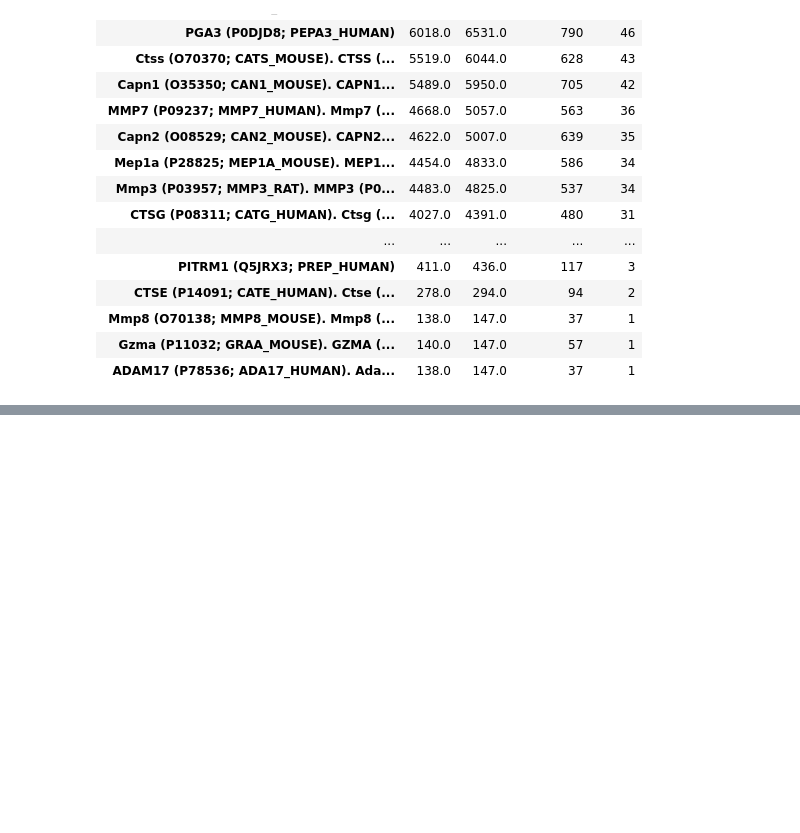
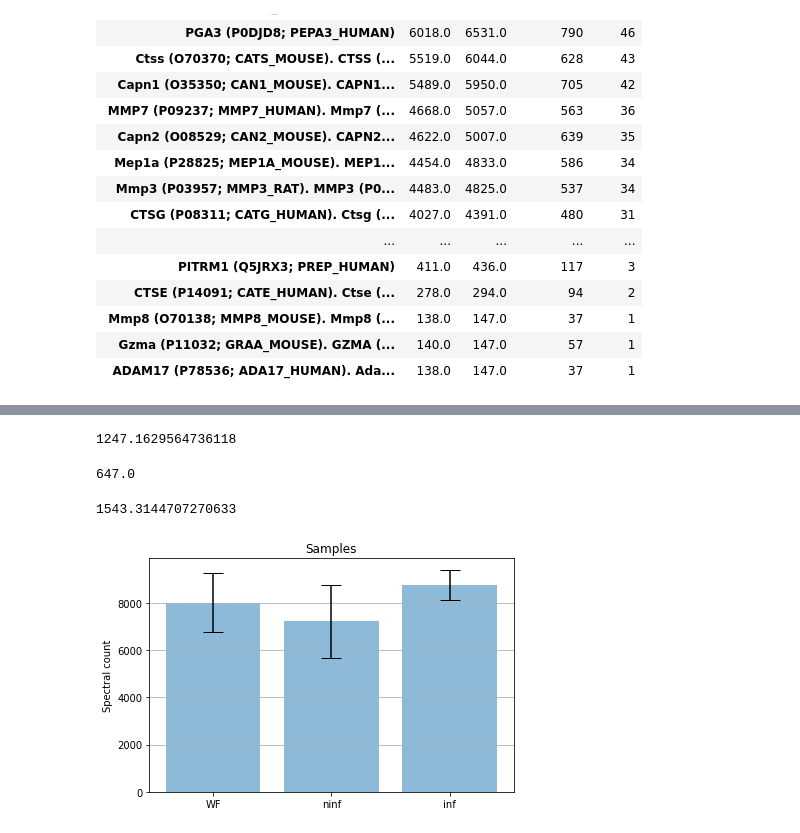
Before and after one commit to ErikHartman/peptidomic_py, a Jupyter notebook: playground.ipynb, the cells around one changed output, grey strips where cells are left out. Saved outputs shown, nothing was run; the diff lists cells and outputs as text; code cells hidden in the pictures; blank space fills up the shorter version.

```diff
--- a/playground.ipynb
+++ b/playground.ipynb
@@ -1135,0 +1210,42 @@ new_df.sort_values('count', ascending=False)
+# %%
+sum_WF_samples=[sum(WF_samples[0]['#Feature']),sum(WF_samples[1]['#Feature']),sum(WF_samples[2]['#Feature']),sum(WF_samples[3]['#Feature']),sum(WF_samples[4]['#Feature'])]
+WF_samples_std=np.std(sum_WF_samples)
+# %% [output]
+1247.1629564736118
+# %%
+sum_inf_samples=[sum(inf_samples[0]['#Feature']),sum(inf_samples[1]['#Feature']),sum(inf_samples[2]['#Feature'])]
+inf_samples_std=np.std(sum_inf_samples)
+inf_samples_std
+# %% [output]
+647.0
+# %%
+sum_ninf_samples=[sum(ninf_samples[0]['#Feature']),sum(ninf_samples[1]['#Feature']),sum(ninf_samples[2]['#Feature'])]
+ninf_samples_std=np.std(sum_ninf_samples)
+ninf_samples_std
+# %% [output]
+1543.3144707270633
+# %%
+mean_WF_samples = np.mean(sum_WF_samples)
+mean_inf_samples = np.mean(sum_inf_samples )
+mean_ninf_samples = np.mean(sum_ninf_samples)
+# %%
+fig, ax = plt.subplots()
+
+samples = ['WF', 'ninf', 'inf']
+x_pos = np.arange(len(samples))
+CTEs = [mean_WF_samples, mean_ninf_samples, mean_inf_samples]
+error = [WF_samples_std, ninf_samples_std, inf_samples_std]
+
+ax.bar(samples, CTEs, yerr=error, align='center', alpha=0.5, ecolor='black', capsize=10)
+ax.set_ylabel('Spectral count')
+ax.set_xticks(x_pos)
+ax.set_xticklabels(samples)
+ax.set_title('Samples')
+ax.yaxis.grid(True)
+
+# Save the figure and show
+plt.tight_layout()
+#plt.savefig('SPC_tot.png')
+plt.show()
+# %% [output]
+[figure, added]
```
Also changed, not shown: parts of 11 cells of this notebook, 4 other files.
